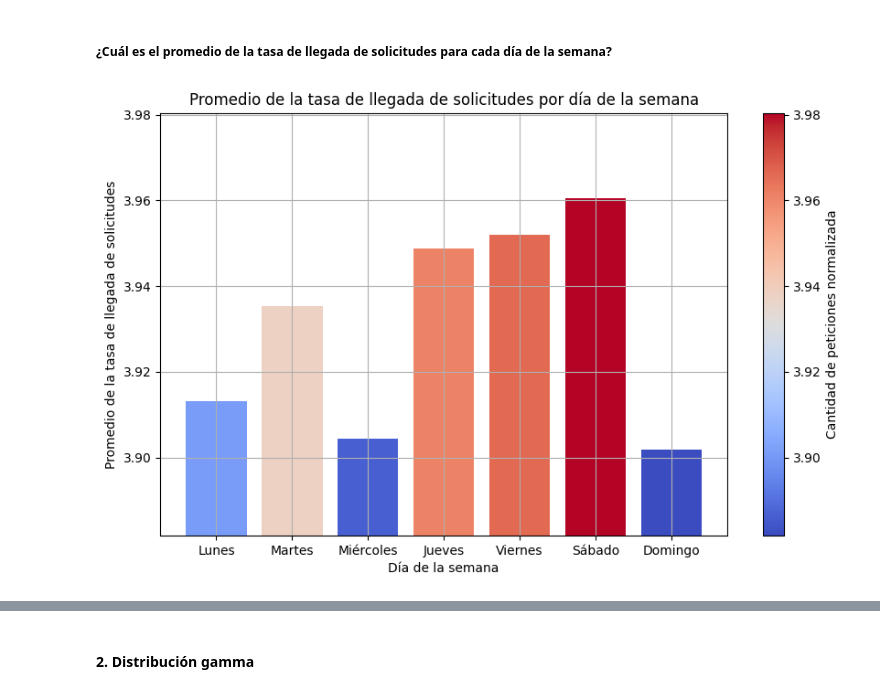
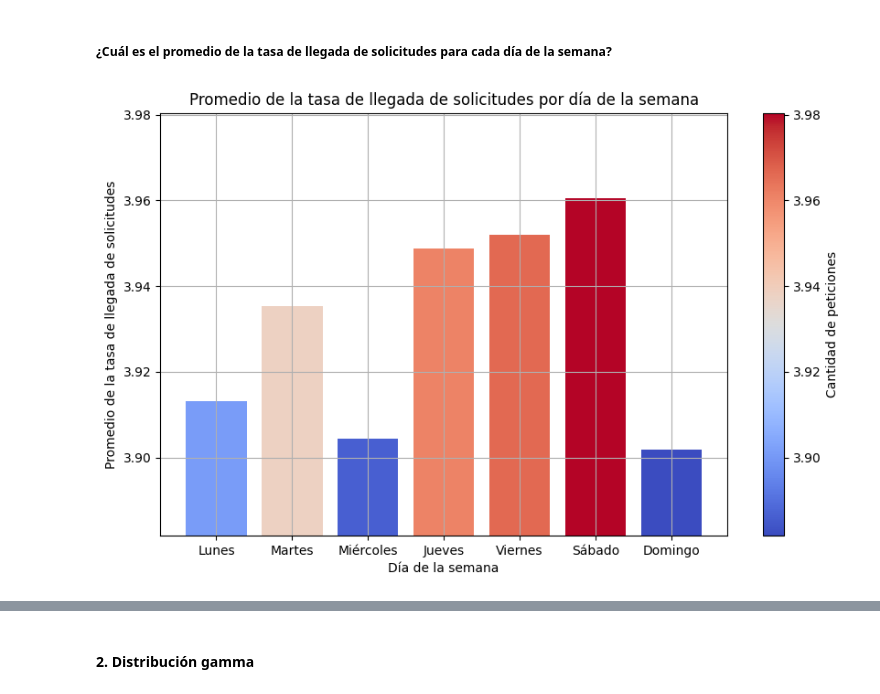
Before and after one commit to DCajiao/Distribuciones-de-Probabilidad, a Jupyter notebook: notebooks/pregunta4.ipynb, the cells around one changed output, grey strips where cells are left out. Saved outputs shown, nothing was run; the diff lists cells and outputs as text; code cells hidden in the pictures.

```diff
--- a/notebooks/pregunta4.ipynb
+++ b/notebooks/pregunta4.ipynb
@@ -58,7 +59,7 @@ def assign_weekday(df):
     df (DataFrame): Input DataFrame.
 
     Returns:
-    DataFrame: DataFrame with 'Día' column inserted.
+    DataFrame: DataFrame with 'Day' column inserted.
     """
     dias_semana = ['Lunes', 'Martes', 'Miércoles', 'Jueves', 'Viernes', 'Sábado', 'Domingo']
     contador_dia = 0
@@ -72,8 +73,34 @@ def assign_weekday(df):
         else:
             return None
 
-    df['Día'] = [asignar_dia(index) for index, _ in df.iterrows()]
-    df['Día'] = df['Día'].ffill()
+    df['Day'] = [asignar_dia(index) for index, _ in df.iterrows()]
+    df['Day'] = df['Day'].ffill()
+    return df
+
+def assign_month(df):
+    """
+    Assigns weekday to each row in the DataFrame.
+
+    Parameters:
+    df (DataFrame): Input DataFrame.
+
+    Returns:
+    DataFrame: DataFrame with 'Month' column inserted.
+    """
+    meses = ['Enero', 'Febrero', 'Marzo', 'Abril', 'Mayo', 'Junio', 'Julio', 'Agosto', 'Septiembre', 'Octubre', 'Noviembre', 'Diciembre']
+    contador_mes = 0
+
+    def asignar_mes(row_index):
+        nonlocal contador_mes
+        if row_index % 8640 == 0:
+            mes = meses[contador_mes]
+            contador_mes = (contador_mes + 1) % len(meses)
+            return mes
+        else:
+            return None
+
+    df['Month'] = [asignar_mes(index) for index, _ in df.iterrows()]
+    df['Month'] = df['Month'].ffill()
     return df
 
 def organize_columns(df):
@@ -87,7 +114,7 @@ def organize_columns(df):
     DataFrame: DataFrame with organized columns.
     """
     df['Hour'] = df['Hour'].astype(int)
-    df = df[['Día', 'Hour', 'Minute', 'Arrival_Rate']]
+    df = df[['Month','Day', 'Hour', 'Minute', 'Arrival_Rate']]
     return df
 
 # Load the DataFrame here
@@ -97,8 +124,13 @@ df = pd.read_csv('../data/Web_Server_Requests_G.csv')
 df = rename_timestamp_column(df)
 df = calculate_hour_column(df)
 df = assign_weekday(df)
+df = assign_month(df)
 df = organize_columns(df)
 
 # Print DataFrame columns
 print("Ahora contamos con las siguientes nuevas columnas:",df.columns)
+print("Puedes ver el nuevo archivo en la carpeta './data/output/'")
+
+# Save the DataFrame to a new CSV file
+df.to_csv('../data/output/Web_Server_Requests_G_(With_time_frames).csv', index=False)
 # %% [output]
@@ -147,7 +180,7 @@ import matplotlib.pyplot as plt
 import numpy as np
 
 # Calcular la mediana de la tasa de llegada de solicitudes para cada día de la semana
-mean_request_rate_by_day = df.groupby('Día')['Arrival_Rate'].mean()
+mean_request_rate_by_day = df.groupby('Day')['Arrival_Rate'].mean()
 
 # Definir el orden de los días de la semana
 dias_ordenados = ['Lunes', 'Martes', 'Miércoles', 'Jueves', 'Viernes', 'Sábado', 'Domingo']
@@ -155,32 +188,32 @@ dias_ordenados = ['Lunes', 'Martes', 'Miércoles', 'Jueves', 'Viernes', 'Sábado
 # Reordenar los datos de la mediana de acuerdo al orden de los días de la semana
 mean_request_rate_by_day = mean_request_rate_by_day.reindex(dias_ordenados)
 
 # Definir una escala de colores que vaya de azul a rojo, basada en los valores de la altura de las barras
 colors = plt.cm.coolwarm((mean_request_rate_by_day - mean_request_rate_by_day.min()) / (mean_request_rate_by_day.max() - mean_request_rate_by_day.min()))
 
 # Crear el gráfico de barras con colores graduales
 fig, ax = plt.subplots(figsize=(10, 6))
 bars = ax.bar(np.arange(len(dias_ordenados)), mean_request_rate_by_day.values, color=colors)
 
 # Añadir título y etiquetas
 ax.set_title('Promedio de la tasa de llegada de solicitudes por día de la semana')
 ax.set_xlabel('Día de la semana')
 ax.set_ylabel('Promedio de la tasa de llegada de solicitudes')
 ax.set_xticks(np.arange(len(dias_ordenados)))
 ax.set_xticklabels(dias_ordenados)
 ax.grid(True)
 
 # Establecer los límites del eje según el rango de los datos en el eje y
 min_limit = mean_request_rate_by_day.min() - 0.02
 max_limit = mean_request_rate_by_day.max() + 0.02
 plt.ylim(min_limit, max_limit)
 
 # Añadir una barra de colores como leyenda en el eje y
 sm = plt.cm.ScalarMappable(cmap=plt.cm.coolwarm, norm=plt.Normalize(vmin=min_limit, vmax=max_limit))
 sm.set_array([])
 cbar = plt.colorbar(sm, ax=ax)
-cbar.set_label('Cantidad de peticiones normalizada')
+cbar.set_label('Cantidad de peticiones')
 
 plt.show()
 # %% [output]
-[figure, old version]
+[figure, new version]
```
Also changed, not shown: parts of 5 cells of this notebook, 1 other file.
